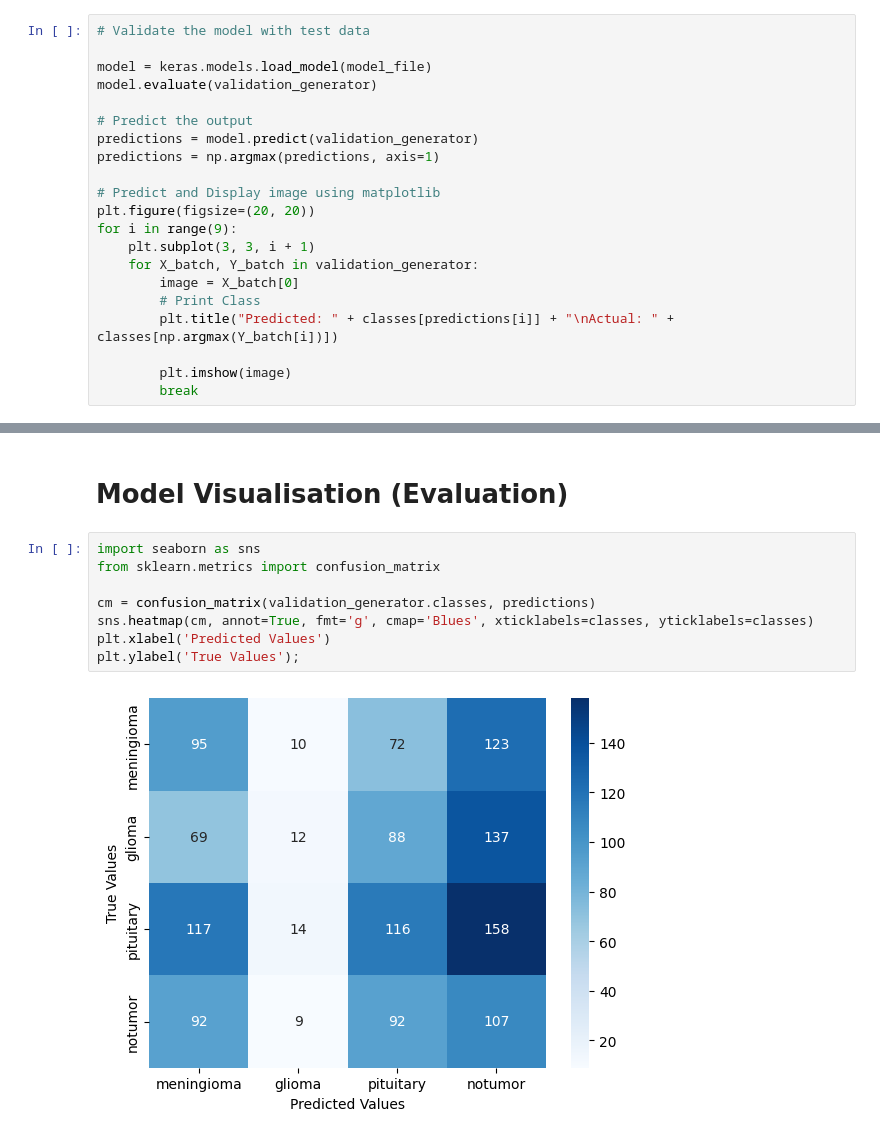
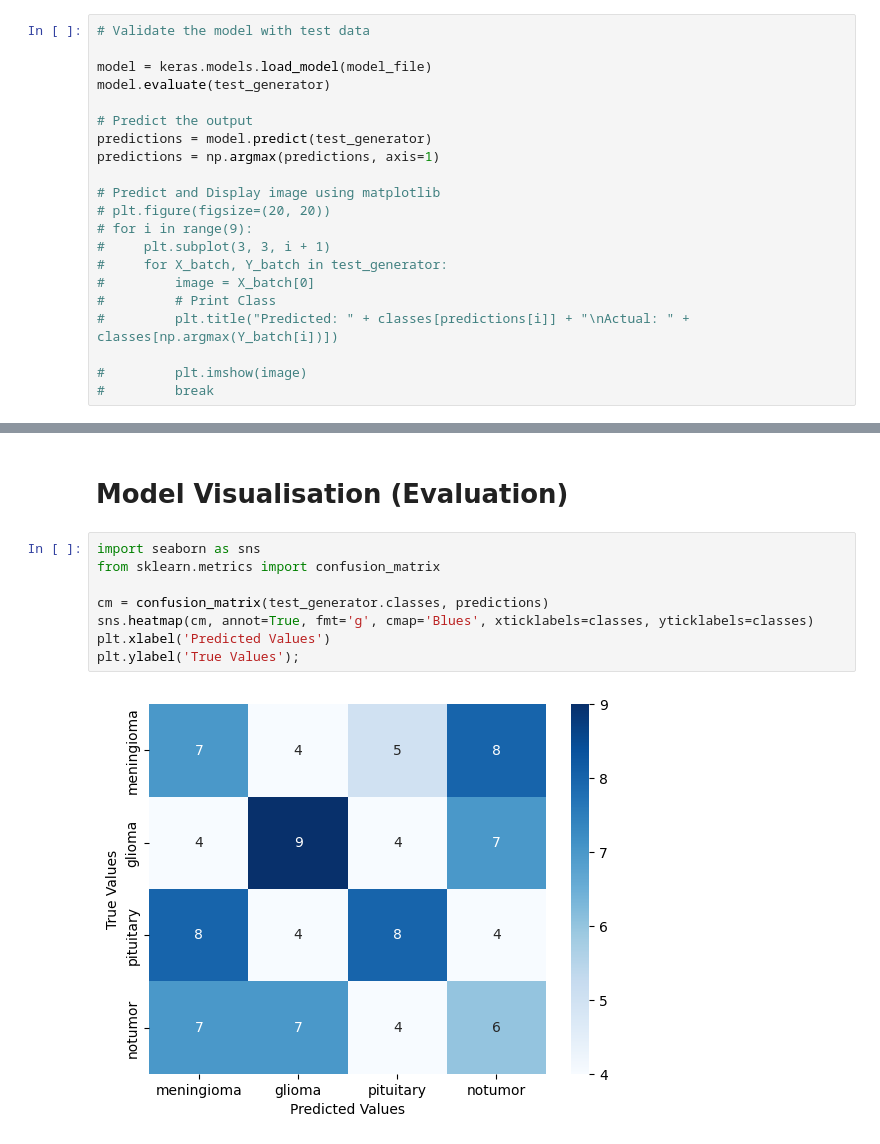
Before and after one commit to Devoalda/CSC3109_Brain_MRI_Classification, a Jupyter notebook: notebooks/unet_512.ipynb, the cells around one changed output, grey strips where cells are left out. Cells and saved outputs as stored; diff of their text form.

```diff
--- a/notebooks/unet_512.ipynb
+++ b/notebooks/unet_512.ipynb
@@ -356,21 +354,21 @@ plt.show()
 # Validate the model with test data
 
 model = keras.models.load_model(model_file)
-model.evaluate(validation_generator)
+model.evaluate(test_generator)
 
 # Predict the output
-predictions = model.predict(validation_generator)
+predictions = model.predict(test_generator)
 predictions = np.argmax(predictions, axis=1)
 
 # Predict and Display image using matplotlib
-plt.figure(figsize=(20, 20))
-for i in range(9):
-    plt.subplot(3, 3, i + 1)
-    for X_batch, Y_batch in validation_generator:
-        image = X_batch[0]
-        # Print Class
-        plt.title("Predicted: " + classes[predictions[i]] + "\nActual: " + classes[np.argmax(Y_batch[i])])
+# plt.figure(figsize=(20, 20))
+# for i in range(9):
+#     plt.subplot(3, 3, i + 1)
+#     for X_batch, Y_batch in test_generator:
+#         image = X_batch[0]
+#         # Print Class
+#         plt.title("Predicted: " + classes[predictions[i]] + "\nActual: " + classes[np.argmax(Y_batch[i])])
 
-        plt.imshow(image)
-        break
+#         plt.imshow(image)
+#         break
 # %% [output]
@@ -383,13 +379,13 @@ IndexError: index 8 is out of bounds for axis 0 with size 8
 # %%
 import seaborn as sns
 from sklearn.metrics import confusion_matrix
 
-cm = confusion_matrix(validation_generator.classes, predictions)
+cm = confusion_matrix(test_generator.classes, predictions)
 sns.heatmap(cm, annot=True, fmt='g', cmap='Blues', xticklabels=classes, yticklabels=classes)
 plt.xlabel('Predicted Values')
 plt.ylabel('True Values');
 # %% [output]
-[figure, old version]
+[figure, new version]
 # %%
 from sklearn.metrics import confusion_matrix, accuracy_score
 
```
Also changed, not shown: parts of 12 cells of this notebook.
